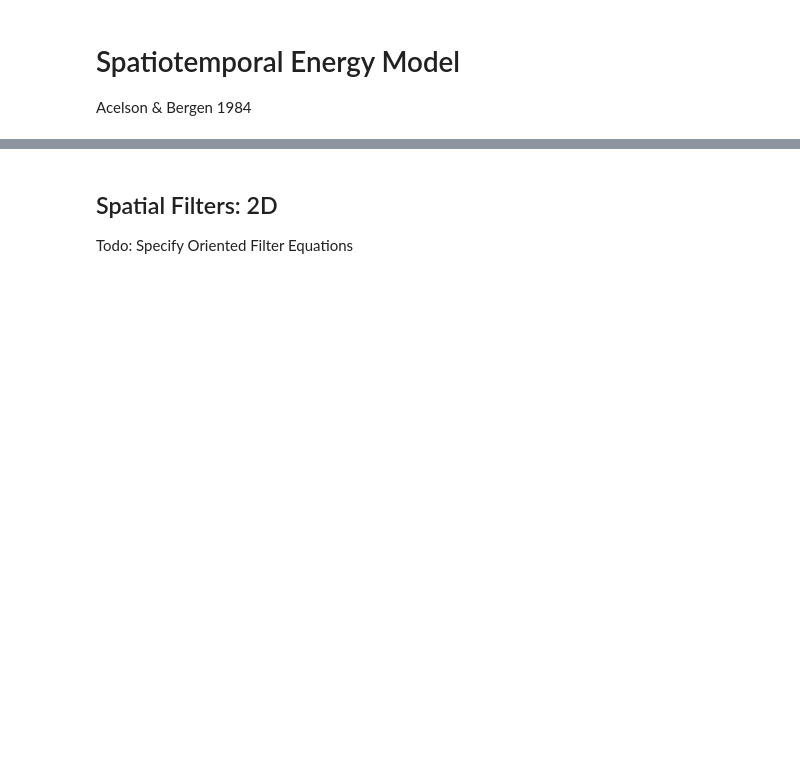
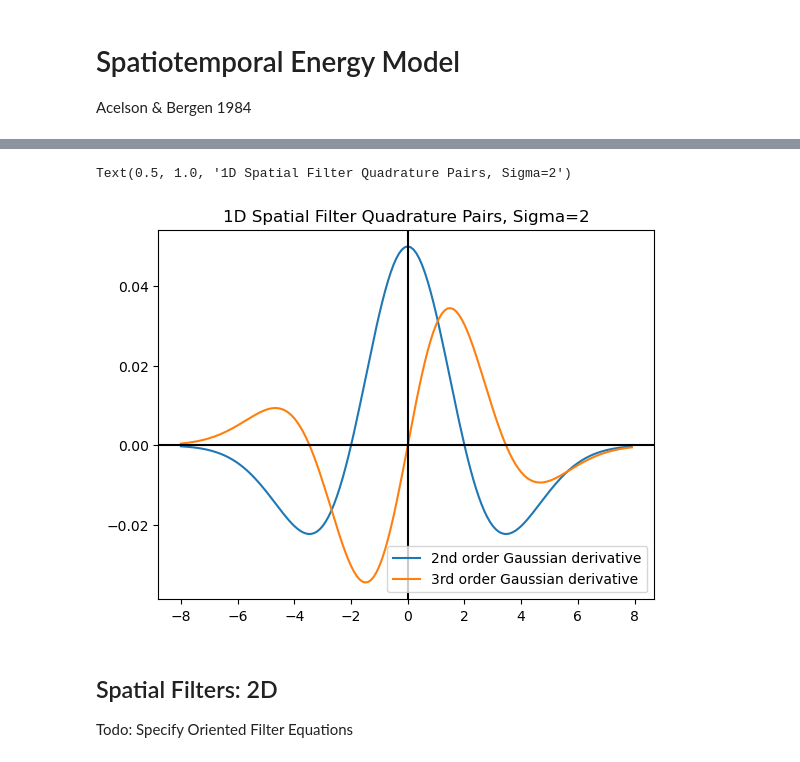
Before and after one commit to vdutell/linearfiltering, a Jupyter notebook: adelsonbergen1984.ipynb, the cells around one changed output, grey strips where cells are left out. Cells and saved outputs as stored; diff of their text form; code cells hidden in the pictures; blank space fills up the shorter version.

```diff
--- a/adelsonbergen1984.ipynb
+++ b/adelsonbergen1984.ipynb
@@ -36,3 +51,17 @@ Text(0.5, 1.0, '1D Spatial Filter Quadrature Pairs')
+# %%
+#Try a different value for Sigma
+space = np.arange(-8,8,0.1)
+response_1 = spatial_filter_1d(space, order=2, sigma=2)
+response_2 = spatial_filter_1d(space, order=3, sigma=2)
+plt.plot(space,response_1, label='2nd order Gaussian derivative')
+plt.plot(space,response_2, label='3rd order Gaussian derivative')
+plt.axhline(0,c='k')
+plt.axvline(0,c='k')
+plt.legend()
+plt.title("1D Spatial Filter Quadrature Pairs, Sigma=2")
+# %% [output]
+Text(0.5, 1.0, '1D Spatial Filter Quadrature Pairs, Sigma=2')
+[figure, added]
 # %% [markdown]
 ## Spatial Filters: 2D
 Todo: Specify Oriented Filter Equations
```
Also changed, not shown: parts of 11 cells of this notebook.
